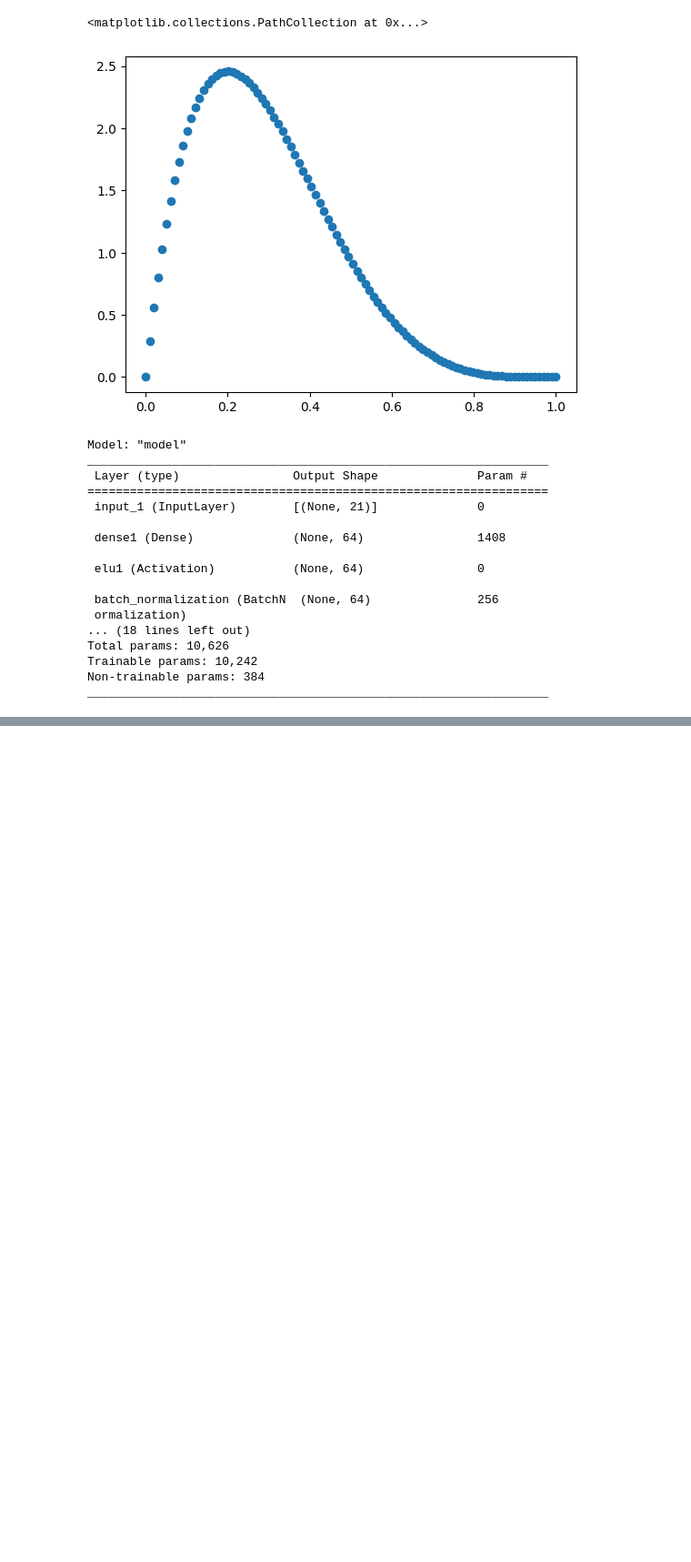
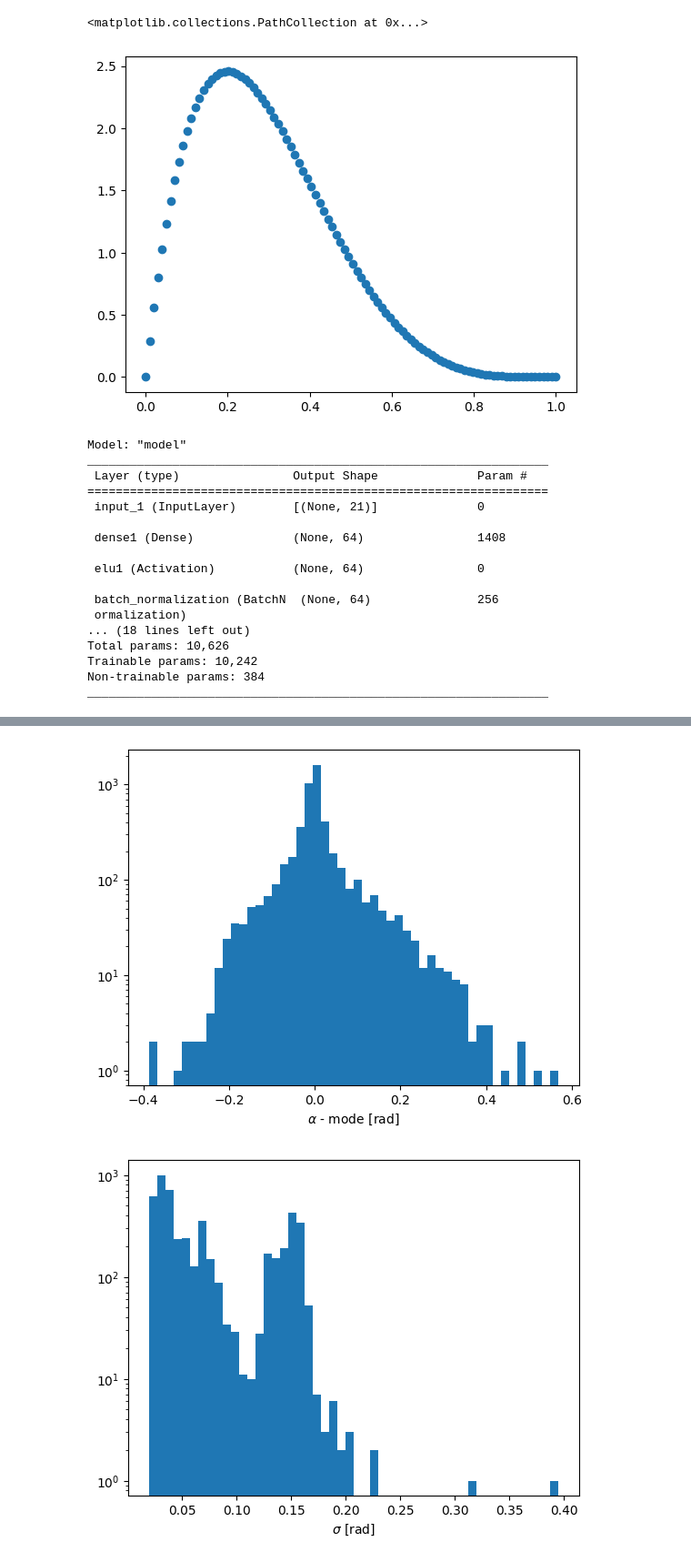
Before and after one commit to nhanvtran/directional-pixel-detectors, a Jupyter notebook: hit-position/train-1DA-Beta.ipynb, the cells around one changed output, grey strips where cells are left out. Shown at 91% size. Saved outputs shown, nothing was run; the diff lists cells and outputs as text; code cells hidden in the pictures; blank space fills up the shorter version.

```diff
--- a/hit-position/train-1DA-Beta.ipynb
+++ b/hit-position/train-1DA-Beta.ipynb
@@ -87,7 +69,7 @@ To enable them in other operations, rebuild TensorFlow with the appropriate comp
 [figure]
 # %%
 def param_transform(par):
-    return 1/(minval+tf.math.softplus(par))
+    return minval+tf.math.softplus(par)
 
 def beta_loss(y, p):
 
@@ -120,7 +102,7 @@ def CreateModel(shape):
 
 model=CreateModel(X_train.shape[1:])
 
-model.compile(optimizer=Adam(learning_rate=0.0001),
+model.compile(optimizer=Adam(learning_rate=0.001),
               loss=beta_loss)
 
 model.summary()
@@ -143,12 +125,12 @@ Trainable params: 10,242
 Non-trainable params: 384
 _________________________________________________________________
 # %%
-#es = EarlyStopping(patience=20,
-#                  restore_best_weights=True)
+es = EarlyStopping(patience=20,
+                  restore_best_weights=True)
 
 history = model.fit(X_train,
                     y_train,
-                    #callbacks=[es],
+                    callbacks=[es],
                     epochs=1000,
                     batch_size=64,
                     validation_split=0.2,
@@ -189,11 +172,14 @@ plt.show()
 # %%
 p_test = model.predict(X_test)
 df = pd.DataFrame(p_test,columns=['par1','par2'])
-df['Atrue'] = y_test*pi
+df['Atrue'] = y_test*pi/2
 df['alpha'] = param_transform(df['par1'])
 df['beta'] = param_transform(df['par2'])
-df['mean'] = df['alpha']/(df['alpha']+df['beta'])*pi
-df['mode'] = (df['alpha']-1)/(df['alpha']+df['beta']-2)*pi
-df['sigma'] = tf.math.sqrt(df['alpha']*df['beta']/((df['alpha']+df['beta'])*(df['alpha']+df['beta'])*(df['alpha']+df['beta']+1)))*pi
+
+dist = tfp.distributions.Beta(concentration1 = df['alpha'], concentration0 = df['beta'])
+
+df['mean'] = dist.mean()*pi/2
+df['mode'] = dist.mode()*pi/2
+df['sigma'] = dist.stddev()*pi/2
 
 #df.to_csv("test_1DcotAGauss.csv",header=False,index=False)
@@ -203,20 +193,23 @@ print(np.mean(residuals),np.std(residuals))
 # %%
 plt.hist(residuals,bins=50)
 plt.yscale('Log')
-plt.xlabel(r'$\alpha-\mu$ [rad]')
+plt.xlabel(r'$\alpha$ - mode [rad]')
 plt.show()
 
 plt.hist(df['sigma'],bins=50);
 plt.yscale('Log')
 plt.xlabel(r'$\sigma$ [rad]')
 plt.show()
 
 plt.hist(df['alpha'],bins=50)
 plt.yscale('Log')
 plt.xlabel(r'$\alpha$')
 plt.show()
 
 plt.hist(df['beta'],bins=50)
 plt.yscale('Log')
 plt.xlabel(r'$\beta$')
 plt.show()
+# %% [output]
+[figure, added]
+[figure, added]
```
Also changed, not shown: parts of 22 cells of this notebook.
